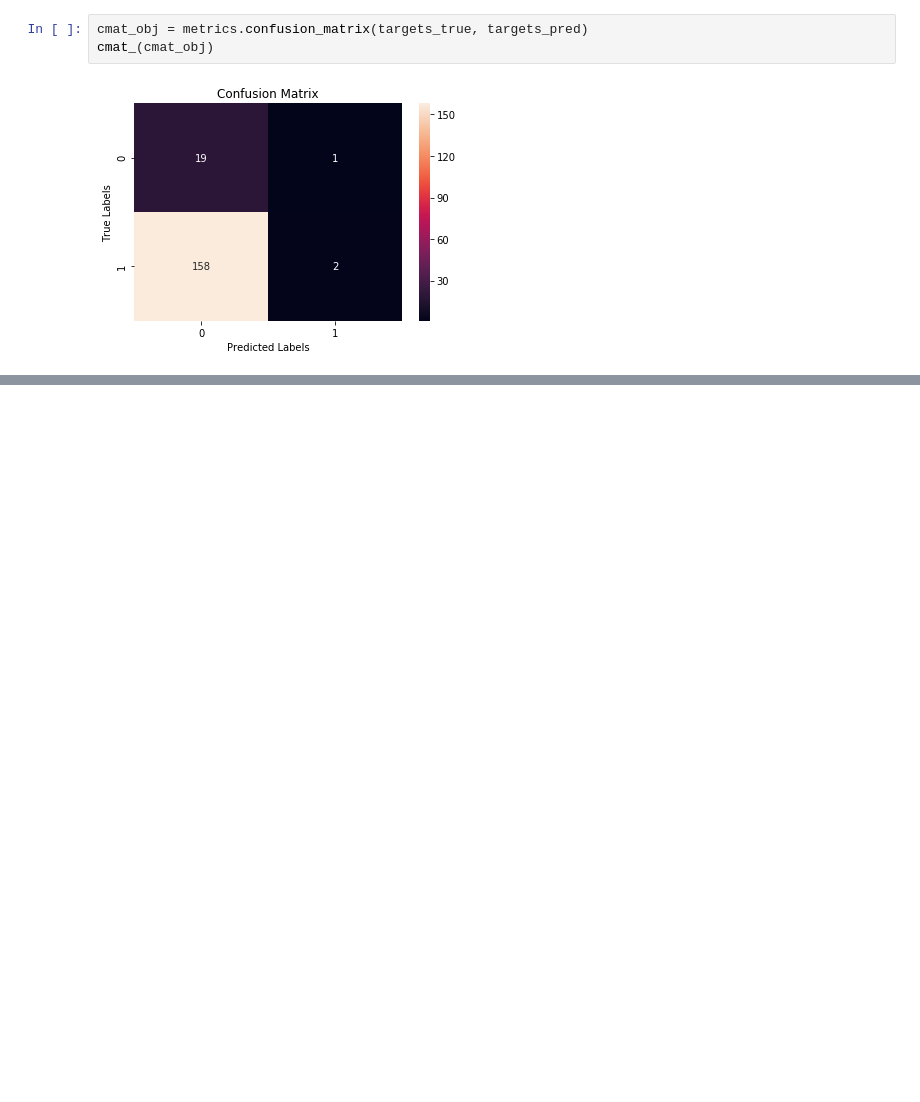
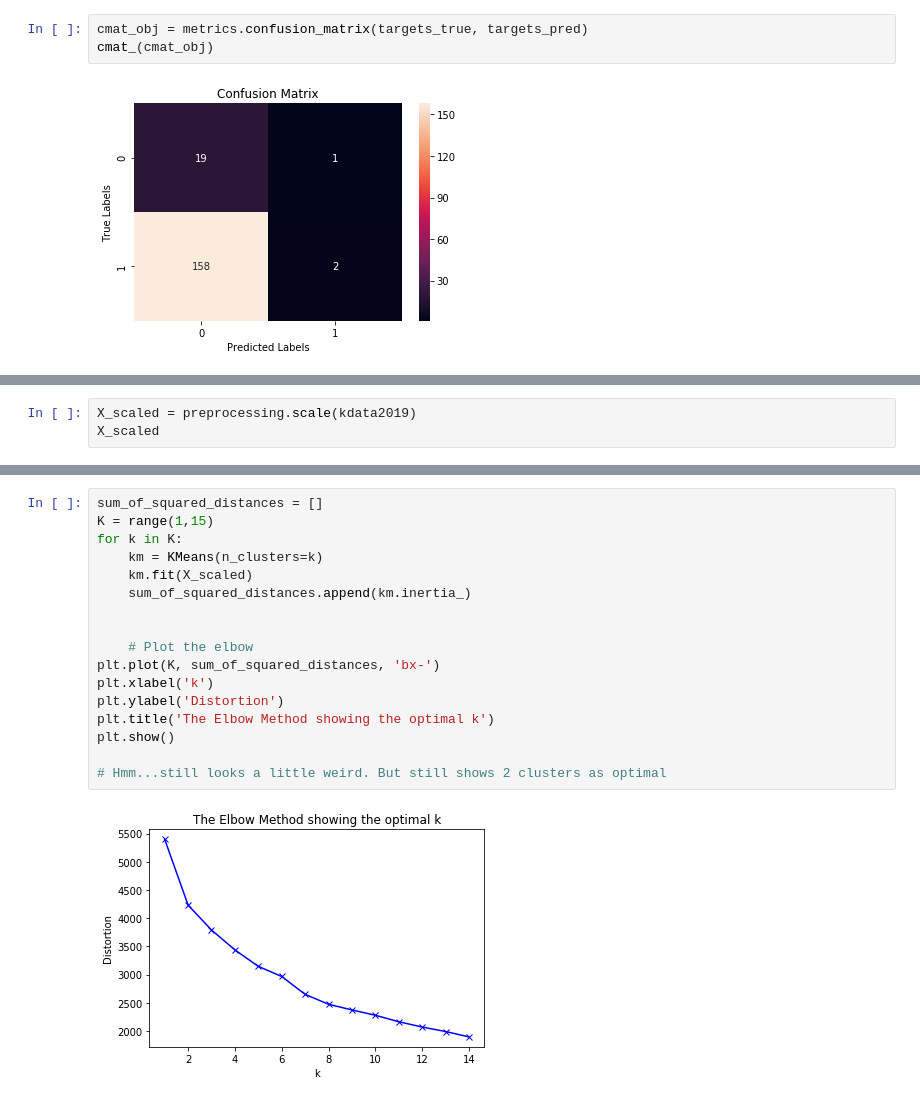
Before and after one commit to fchikwekwe/IntroToMachineLearning, a Jupyter notebook: EconomicFreedomProject.ipynb, the cells around one changed output, grey strips where cells are left out. Cells and saved outputs as stored; diff of their text form; blank space fills up the shorter version.

```diff
--- a/EconomicFreedomProject.ipynb
+++ b/EconomicFreedomProject.ipynb
@@ -720,0 +723,3 @@ cmat_(cmat_obj)
+# %%
+X_scaled = preprocessing.scale(kdata2019)
+X_scaled
@@ -720,0 +740,19 @@ cmat_(cmat_obj)
+# %%
+sum_of_squared_distances = []
+K = range(1,15)
+for k in K:
+    km = KMeans(n_clusters=k)
+    km.fit(X_scaled)
+    sum_of_squared_distances.append(km.inertia_)
+
+
+    # Plot the elbow
+plt.plot(K, sum_of_squared_distances, 'bx-')
+plt.xlabel('k')
+plt.ylabel('Distortion')
+plt.title('The Elbow Method showing the optimal k')
+plt.show()
+
+# Hmm...still looks a little weird. But still shows 2 clusters as optimal
+# %% [output]
+[figure, added]
```
Also changed, not shown: parts of 15 cells of this notebook.
